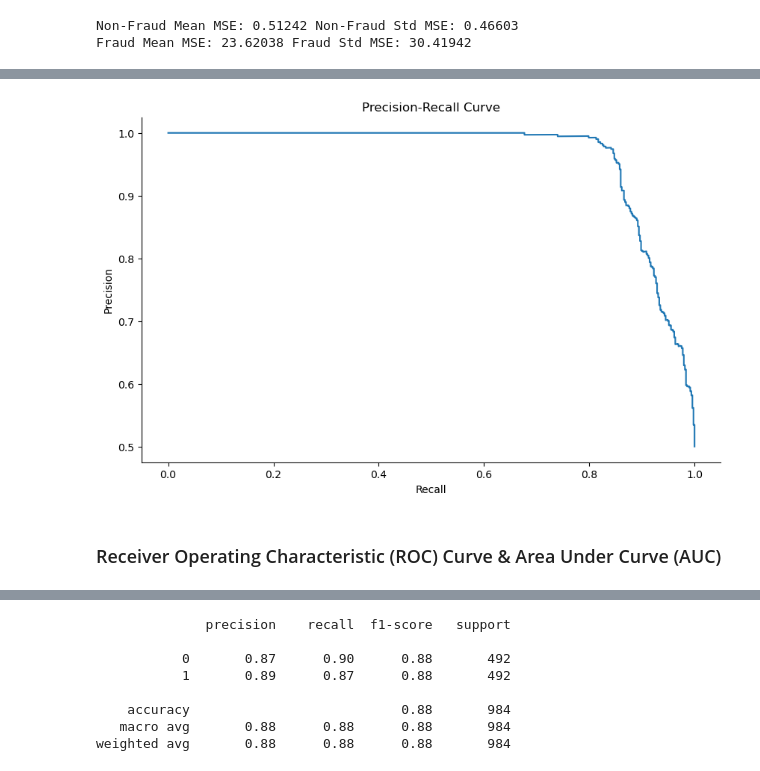
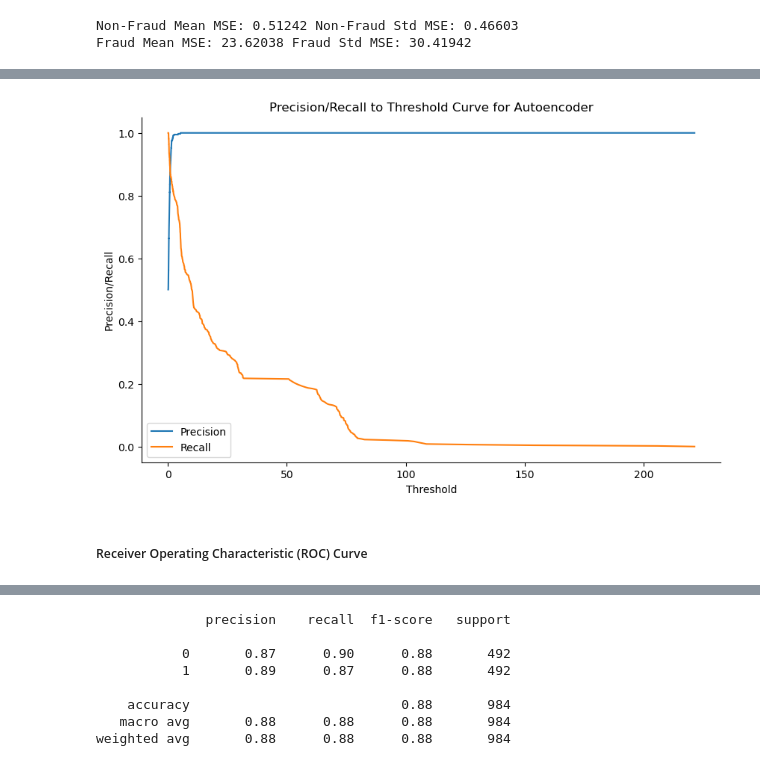
Before and after one commit to dennisjooo/Credit-Fraud-Detector, a Jupyter notebook: fraud.ipynb, the cells around one changed output, grey strips where cells are left out. Drawn from its saved outputs; the diff is of its cells as text; code cells hidden in the pictures.

Commit message:
Added some helper functions, renamed paths

```diff
--- a/fraud.ipynb
+++ b/fraud.ipynb
@@ -41,3 +34,12 @@ model_path = "Models//Tensorflow"
+# %%
+# Setting some save paths
+graph_path = "Graphs"
+autoencoder_path = "Models//Autoencoder"
+
+# Creating paths if they don't exist
+for path in [graph_path, autoencoder_path]:
+    if not os.path.exists(path):
+        os.makedirs(path)
 # %% [markdown]
 ### Importing the Dataset
 # %%
@@ -129,0 +162,26 @@ X_train_dev = scaler.transform(X_train_dev)
+# %%
+def plot_precision_recall_curve(label, prediction, title=None, save=False):
+    # Calculating the precision and recall for different thresholds
+    precision, recall, thresholds = precision_recall_curve(label, prediction)
+
+    # Setting the figure size
+    plt.figure(figsize=(10, 6))
+
+    # Plotting the precision and recall for different thresholds
+    plt.plot(thresholds, precision[1:], label="Precision")
+    plt.plot(thresholds, recall[1:], label="Recall")
+
+    # Plot settings
+    plt.xlabel("Threshold")
+    plt.ylabel("Precision/Recall")
+    plt.title("Precision/Recall to Threshold Curve for {}".format(title if title is not None else "the Model"))
+    plt.legend()
+    sns.despine()
+
+    # Saving the plot if specified
+    if save and title is not None:
+        path = os.path.join(graph_path, "pr_{}.png".format(str.lower(title)))
+        plt.savefig(path, dpi=300, bbox_inches="tight", transparent=True)
+
+    # Showing the plot
+    plt.show()
@@ -267,9 +367,9 @@ plt.show()
 [figure]
 # %%
 # # Saving the model
-# tf.keras.models.save_model(model, os.path.join(model_path, "fraud_autoencoder"))
+# tf.keras.models.save_model(model, os.path.join(autoencoder_path, "fraud_autoencoder"))
 
 
 # Loading the model
-model = tf.keras.models.load_model(os.path.join(model_path, "fraud_autoencoder"))
+model = tf.keras.models.load_model(os.path.join(autoencoder_path, "fraud_autoencoder"))
 # %% [markdown]
@@ -337,19 +415,7 @@ plt.show()
-# %%
-# Setting the figure size
-plt.figure(figsize=(10, 6))
-
-# Plotting the precision-recall curve
-plt.plot(recall, precision)
-
-# Plot settings
-plt.xlabel("Recall")
-plt.ylabel("Precision")
-plt.title("Precision-Recall Curve")
-sns.despine()
-
-# Showing the plot
-plt.show()
-# %% [output]
-[figure, removed]
+# %%
+# Plotting the precision-recall curve
+plot_precision_recall_curve(y_dev, dev_mse, "Autoencoder")
+# %% [output]
+[figure, added]
 # %% [markdown]
-### Receiver Operating Characteristic (ROC) Curve & Area Under Curve (AUC)
+##### Receiver Operating Characteristic (ROC) Curve
```
Also changed, not shown: parts of 30 cells of this notebook, 11 other files.
